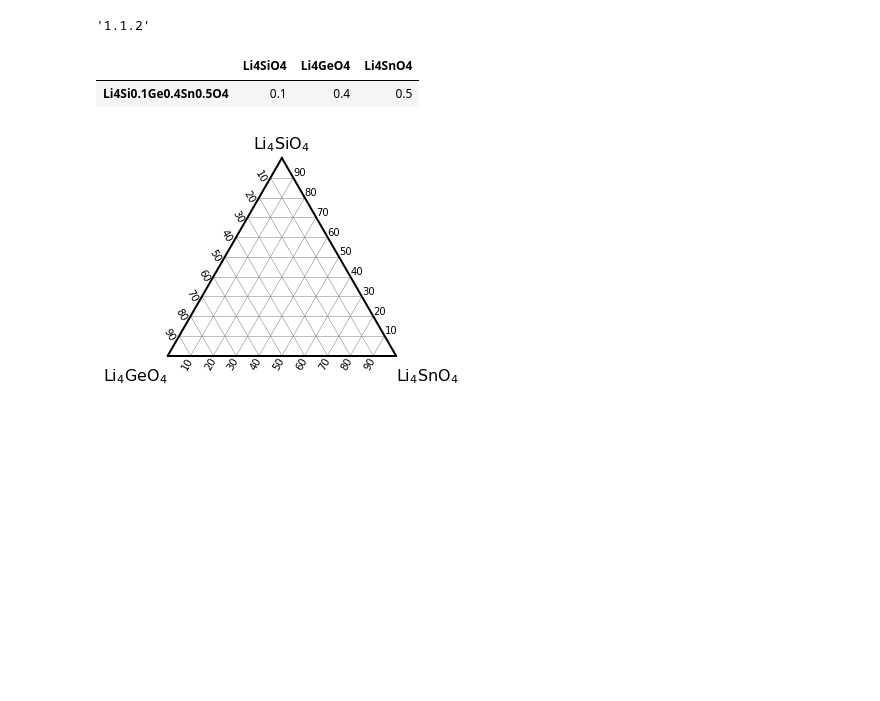
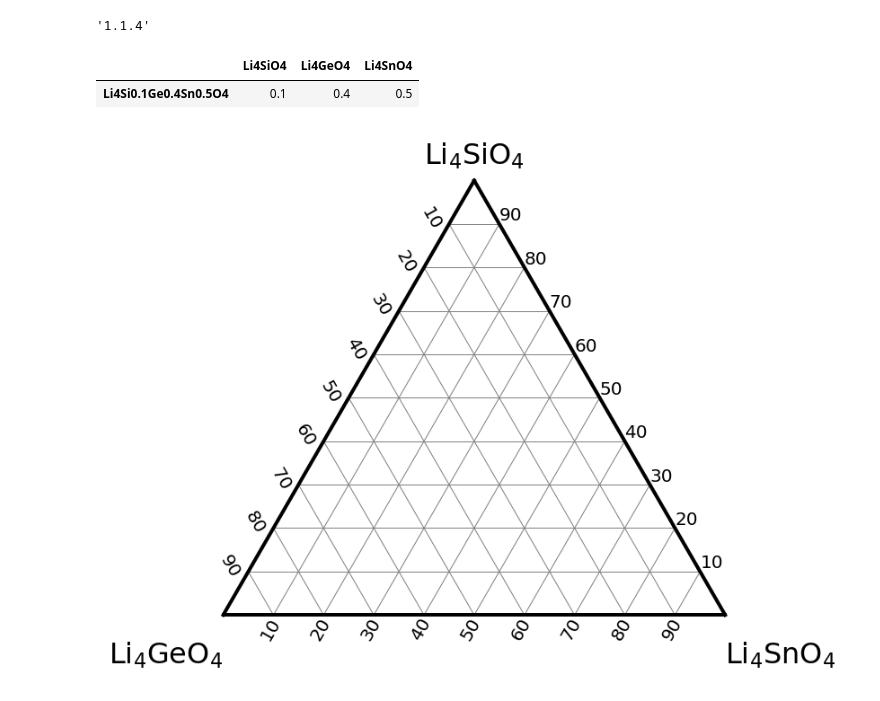
Before and after one commit to yu9824/ternary_diagram, a Jupyter notebook: example/scatter/example_scatter_with_annotations.ipynb, the cells around one changed output. Saved outputs shown, nothing was run; the diff lists cells and outputs as text; code cells hidden in the pictures; blank space fills up the shorter version.

```diff
--- a/example/scatter/example_scatter_with_annotations.ipynb
+++ b/example/scatter/example_scatter_with_annotations.ipynb
@@ -1,9 +1,13 @@
-# %%
-from ternary_diagram import TernaryDiagram
-from ternary_diagram.utils import get_label
-import element_recognition
-import matplotlib.pyplot as plt
-element_recognition.__version__
-# %% [output]
-'1.1.2'
+# %%
+import matplotlib.pyplot as plt
+
+from ternary_diagram import TernaryDiagram
+
+# `element_recognition` is a module for recognizing elements from chemical formula.
+# See: https://github.com/yu9824/element_recognition
+import element_recognition
+
+element_recognition.__version__
+# %% [output]
+'1.1.4'
 # %%
@@ -16,8 +20,8 @@ ratio
 |  | Li4SiO4 | Li4GeO4 | Li4SnO4 |
 | Li4Si0.1Ge0.4Sn0.5O4 | 0.1 | 0.4 | 0.5 |
 # %%
-fig = plt.figure(facecolor='w')
-td = TernaryDiagram(materials = materials)
+fig, ax = plt.subplots(facecolor="white", dpi=144)
+td = TernaryDiagram(materials=materials, ax=ax)
 # %% [output]
-[figure, old version]
+[figure, new version]
 # %%
```
Also changed, not shown: parts of 4 cells of this notebook, 1 other file.
